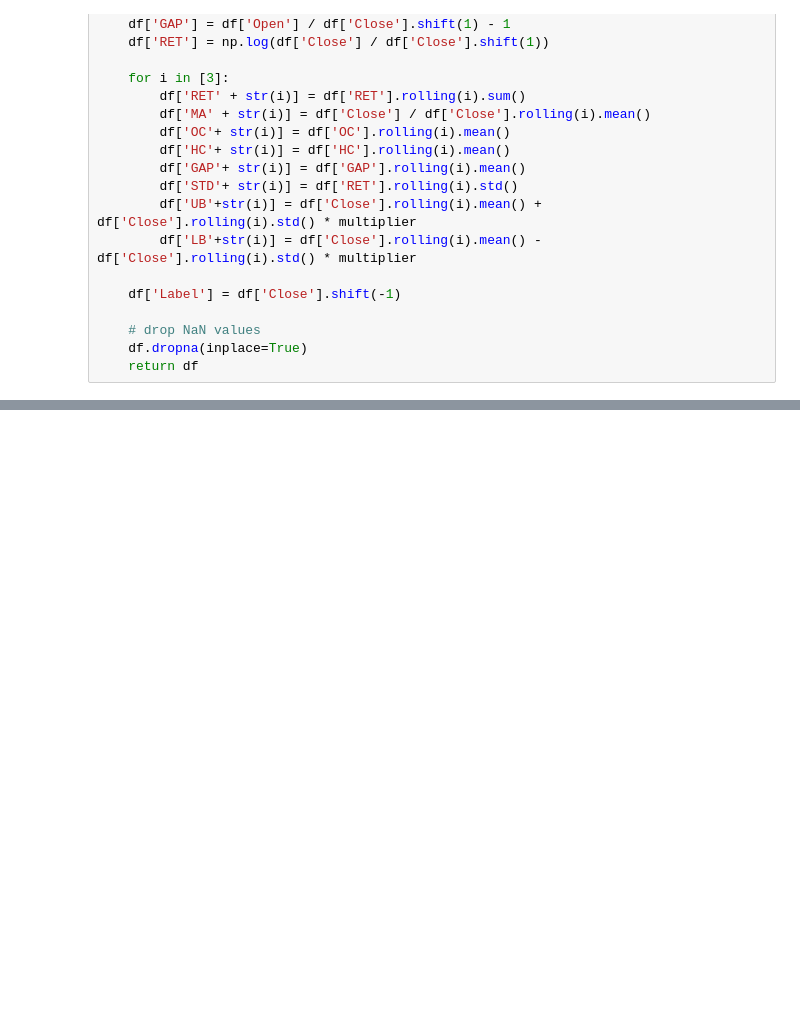
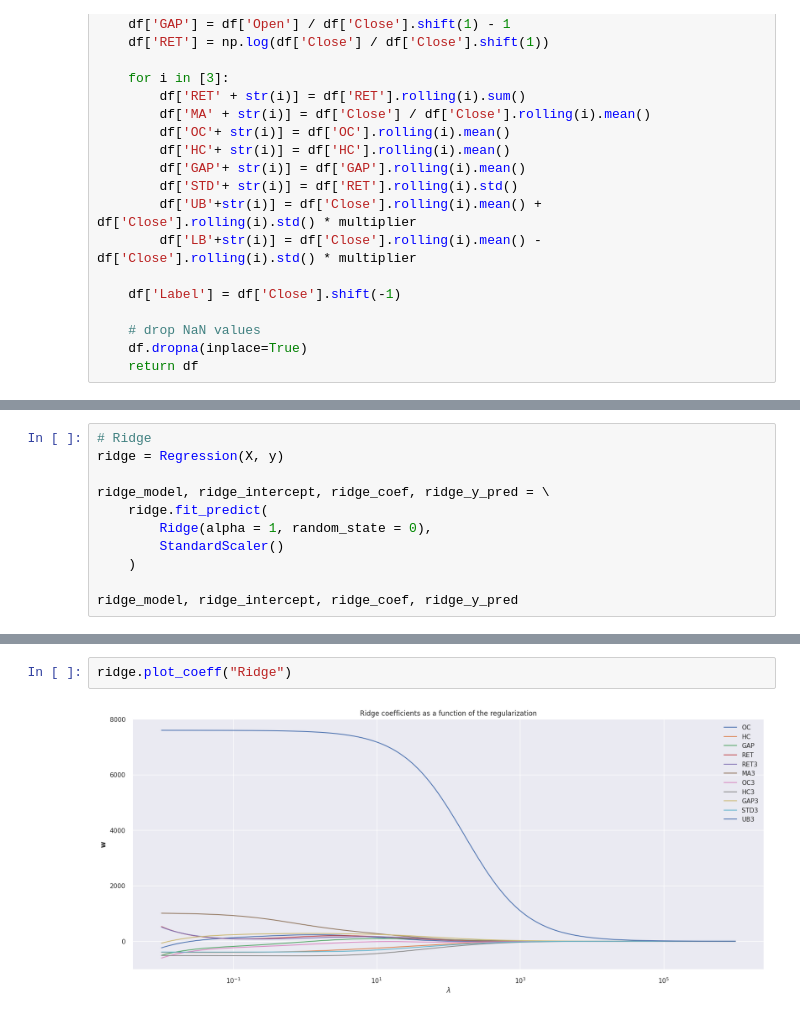
Before and after one commit to robonesky/oreilly, a Jupyter notebook: RM Lab Notes 9 202301 cohort.ipynb, the cells around one changed output, grey strips where cells are left out. Drawn from its saved outputs; the diff is of its cells as text; blank space fills up the shorter version.

```diff
--- a/RM Lab Notes 9 202301 cohort.ipynb
+++ b/RM Lab Notes 9 202301 cohort.ipynb
@@ -123,0 +352,11 @@ display(df.shape)
+# %%
+# Ridge
+ridge = Regression(X, y)
+
+ridge_model, ridge_intercept, ridge_coef, ridge_y_pred = \
+    ridge.fit_predict(
+        Ridge(alpha = 1, random_state = 0),
+        StandardScaler()
+    )
+
+ridge_model, ridge_intercept, ridge_coef, ridge_y_pred
@@ -123,0 +381,4 @@ display(df.shape)
+# %%
+ridge.plot_coeff("Ridge")
+# %% [output]
+[figure, added]
```
Also changed, not shown: parts of 21 cells of this notebook.
